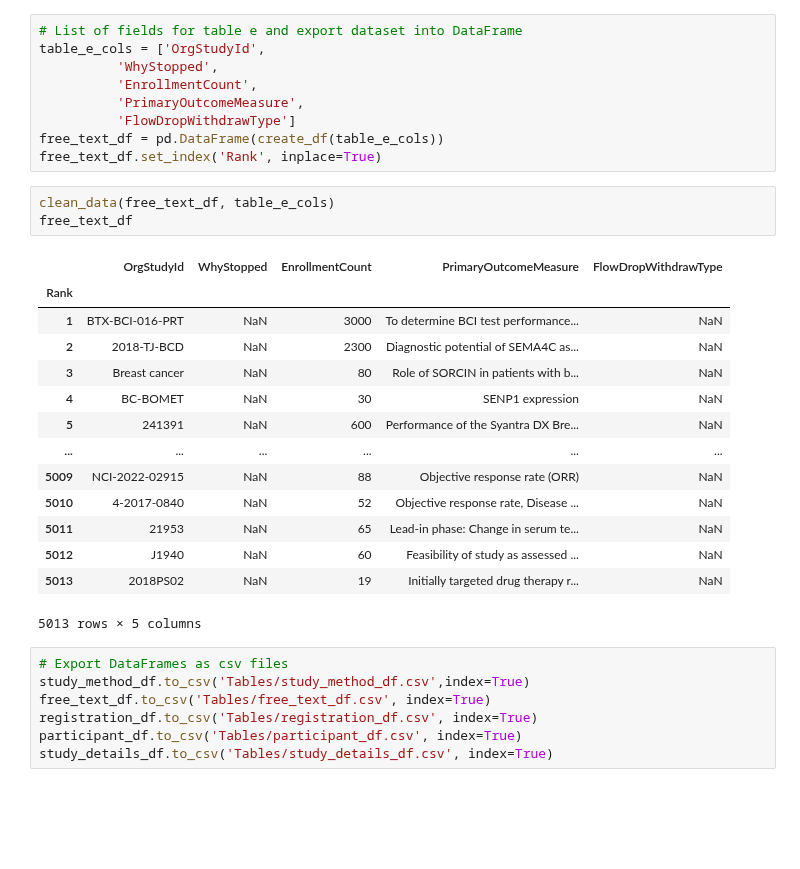
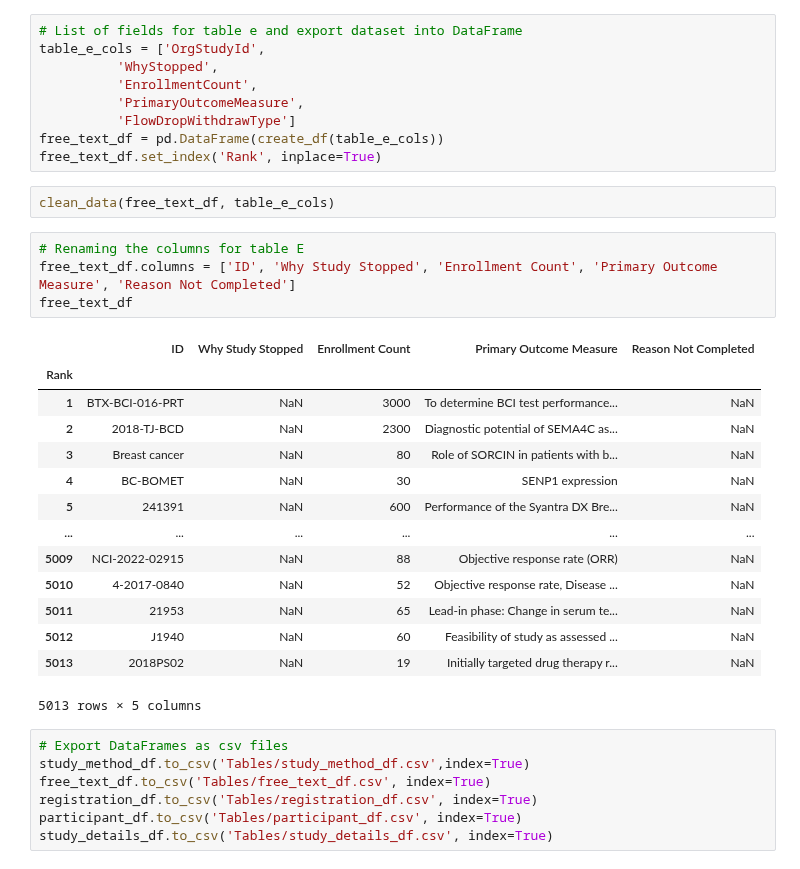
Before and after one commit to AnneLonero/Clinical_Trials_Research_Project, a Jupyter notebook: ETL Official.ipynb, the cells around one changed output. Drawn from its saved outputs; the diff is of its cells as text; blank space fills up the shorter version.

```diff
--- a/ETL Official.ipynb
+++ b/ETL Official.ipynb
@@ -201,22 +204,25 @@ free_text_df = pd.DataFrame(create_df(table_e_cols))
 free_text_df.set_index('Rank', inplace=True)
 # %%
 clean_data(free_text_df, table_e_cols)
-free_text_df
-# %% [output]
-|  | OrgStudyId | WhyStopped | EnrollmentCount | PrimaryOutcomeMeasure | FlowDropWithdrawType |
-| Rank |  |  |  |  |  |
-| 1 | BTX-BCI-016-PRT | NaN | 3000 | To determine BCI test performance... | NaN |
-| 2 | 2018-TJ-BCD | NaN | 2300 | Diagnostic potential of SEMA4C as... | NaN |
-| 3 | Breast cancer | NaN | 80 | Role of SORCIN in patients with b... | NaN |
-| 4 | BC-BOMET | NaN | 30 | SENP1 expression | NaN |
-| 5 | 241391 | NaN | 600 | Performance of the Syantra DX Bre... | NaN |
-| ... | ... | ... | ... | ... | ... |
-| 5009 | NCI-2022-02915 | NaN | 88 | Objective response rate (ORR) | NaN |
-| 5010 | 4-2017-0840 | NaN | 52 | Objective response rate, Disease ... | NaN |
-| 5011 | 21953 | NaN | 65 | Lead-in phase: Change in serum te... | NaN |
-| 5012 | J1940 | NaN | 60 | Feasibility of study as assessed ... | NaN |
-| 5013 | 2018PS02 | NaN | 19 | Initially targeted drug therapy r... | NaN |
-5013 rows × 5 columns
+# %%
+# Renaming the columns for table E
+free_text_df.columns = ['ID', 'Why Study Stopped', 'Enrollment Count', 'Primary Outcome Measure', 'Reason Not Completed']
+free_text_df
+# %% [output]
+|  | ID | Why Study Stopped | Enrollment Count | Primary Outcome Measure | Reason Not Completed |
+| Rank |  |  |  |  |  |
+| 1 | BTX-BCI-016-PRT | NaN | 3000 | To determine BCI test performance... | NaN |
+| 2 | 2018-TJ-BCD | NaN | 2300 | Diagnostic potential of SEMA4C as... | NaN |
+| 3 | Breast cancer | NaN | 80 | Role of SORCIN in patients with b... | NaN |
+| 4 | BC-BOMET | NaN | 30 | SENP1 expression | NaN |
+| 5 | 241391 | NaN | 600 | Performance of the Syantra DX Bre... | NaN |
+| ... | ... | ... | ... | ... | ... |
+| 5009 | NCI-2022-02915 | NaN | 88 | Objective response rate (ORR) | NaN |
+| 5010 | 4-2017-0840 | NaN | 52 | Objective response rate, Disease ... | NaN |
+| 5011 | 21953 | NaN | 65 | Lead-in phase: Change in serum te... | NaN |
+| 5012 | J1940 | NaN | 60 | Feasibility of study as assessed ... | NaN |
+| 5013 | 2018PS02 | NaN | 19 | Initially targeted drug therapy r... | NaN |
+5013 rows × 5 columns
 # %%
 # Export DataFrames as csv files
 study_method_df.to_csv('Tables/study_method_df.csv',index=True)
```
Also changed, not shown: parts of 4 cells of this notebook, 6 other files.
